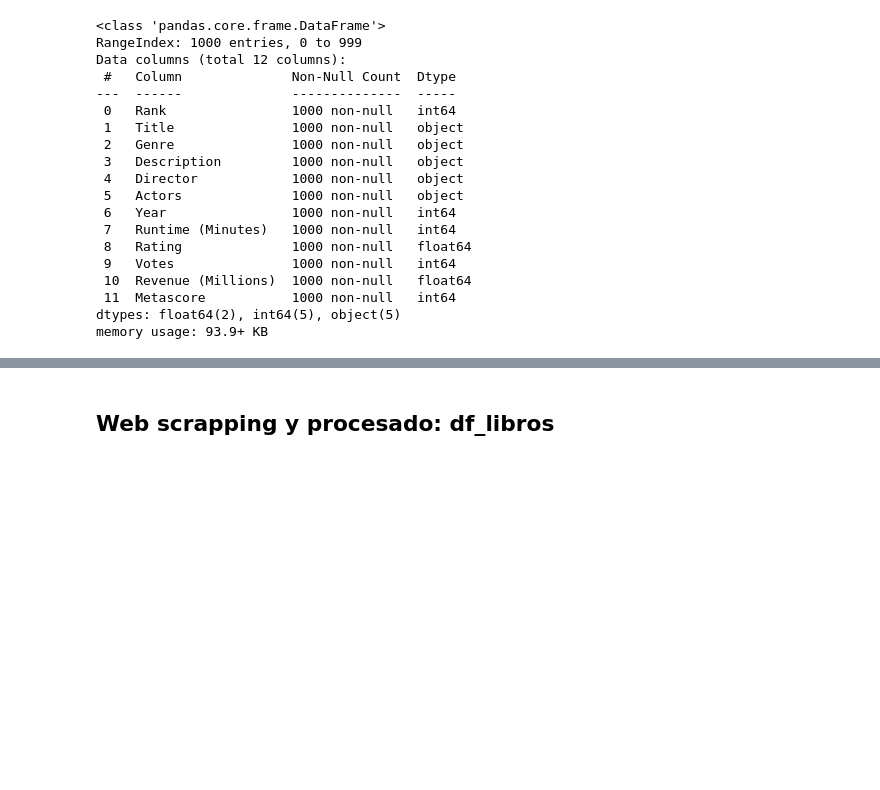
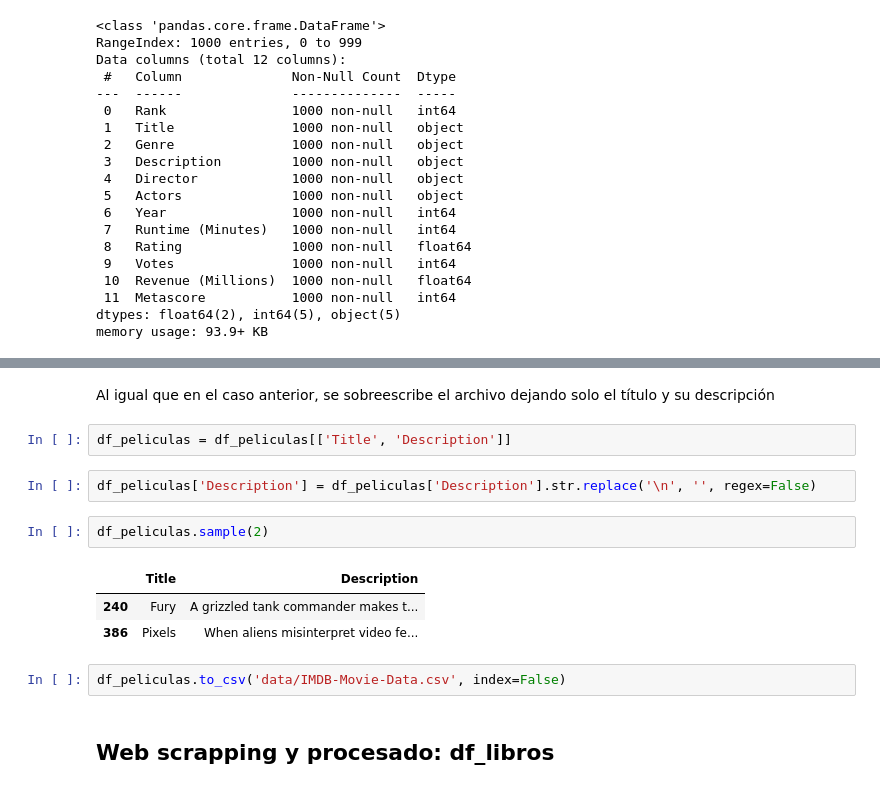
Before and after one commit to bpace1/NLP-TP1, a Jupyter notebook: NLP_TP1_datasets.ipynb, the cells around one changed output, grey strips where cells are left out. Cells and saved outputs as stored; diff of their text form; blank space fills up the shorter version.

```diff
--- a/NLP_TP1_datasets.ipynb
+++ b/NLP_TP1_datasets.ipynb
@@ -194,3 +156,17 @@ dtype: int64
+# %% [markdown]
+Al igual que en el caso anterior, se sobreescribe el archivo dejando solo el título y su descripción
+# %%
+df_peliculas = df_peliculas[['Title', 'Description']]
+# %%
+df_peliculas['Description'] = df_peliculas['Description'].str.replace('\n', '', regex=False)
+# %%
+df_peliculas.sample(2)
+# %% [output]
+|  | Title | Description |
+| 240 | Fury | A grizzled tank commander makes t... |
+| 386 | Pixels | When aliens misinterpret video fe... |
+# %%
+df_peliculas.to_csv('data/IMDB-Movie-Data.csv', index=False)
 # %% [markdown]
 
 ## Web scrapping y procesado: df_libros
```
Also changed, not shown: parts of 24 cells of this notebook.
